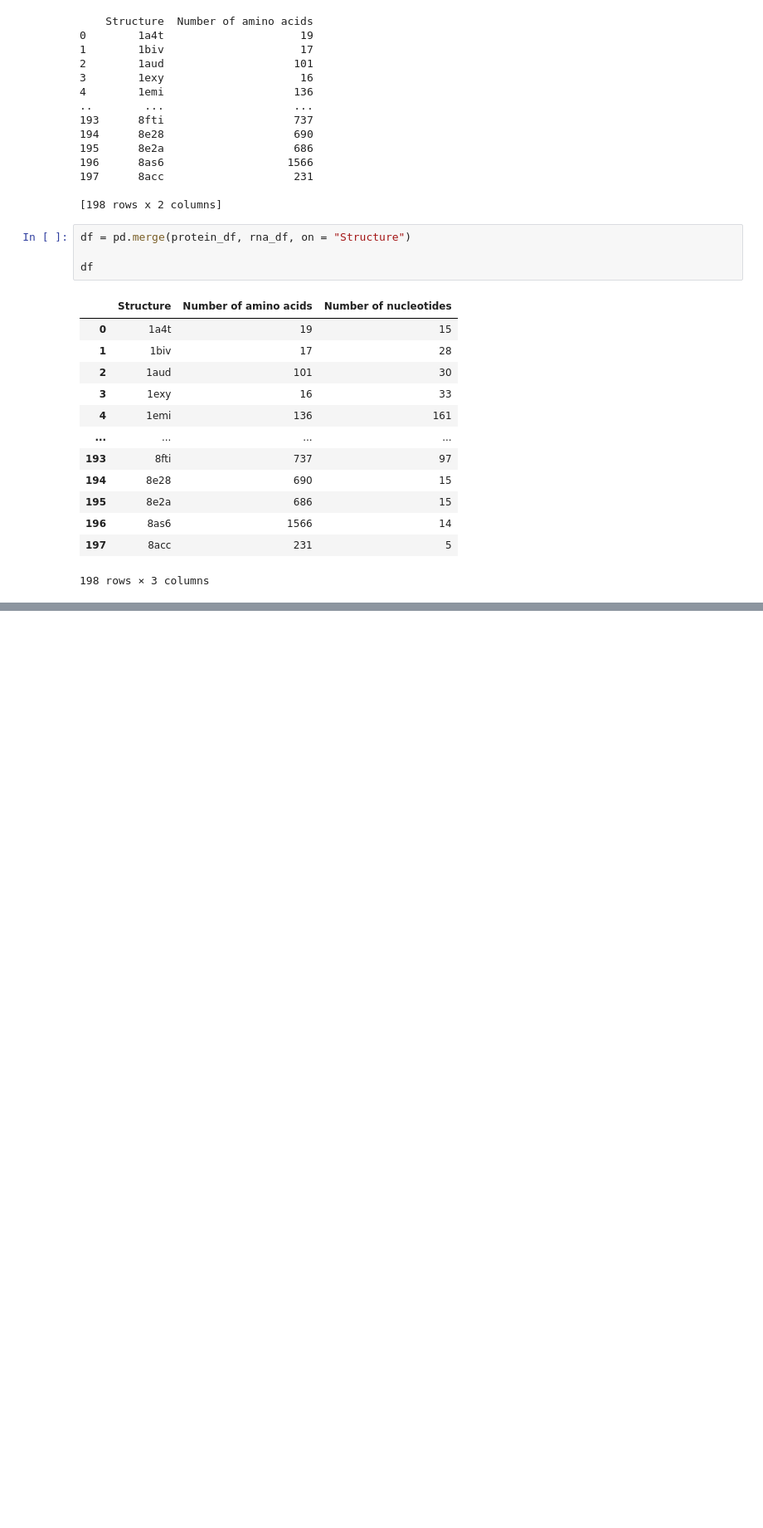
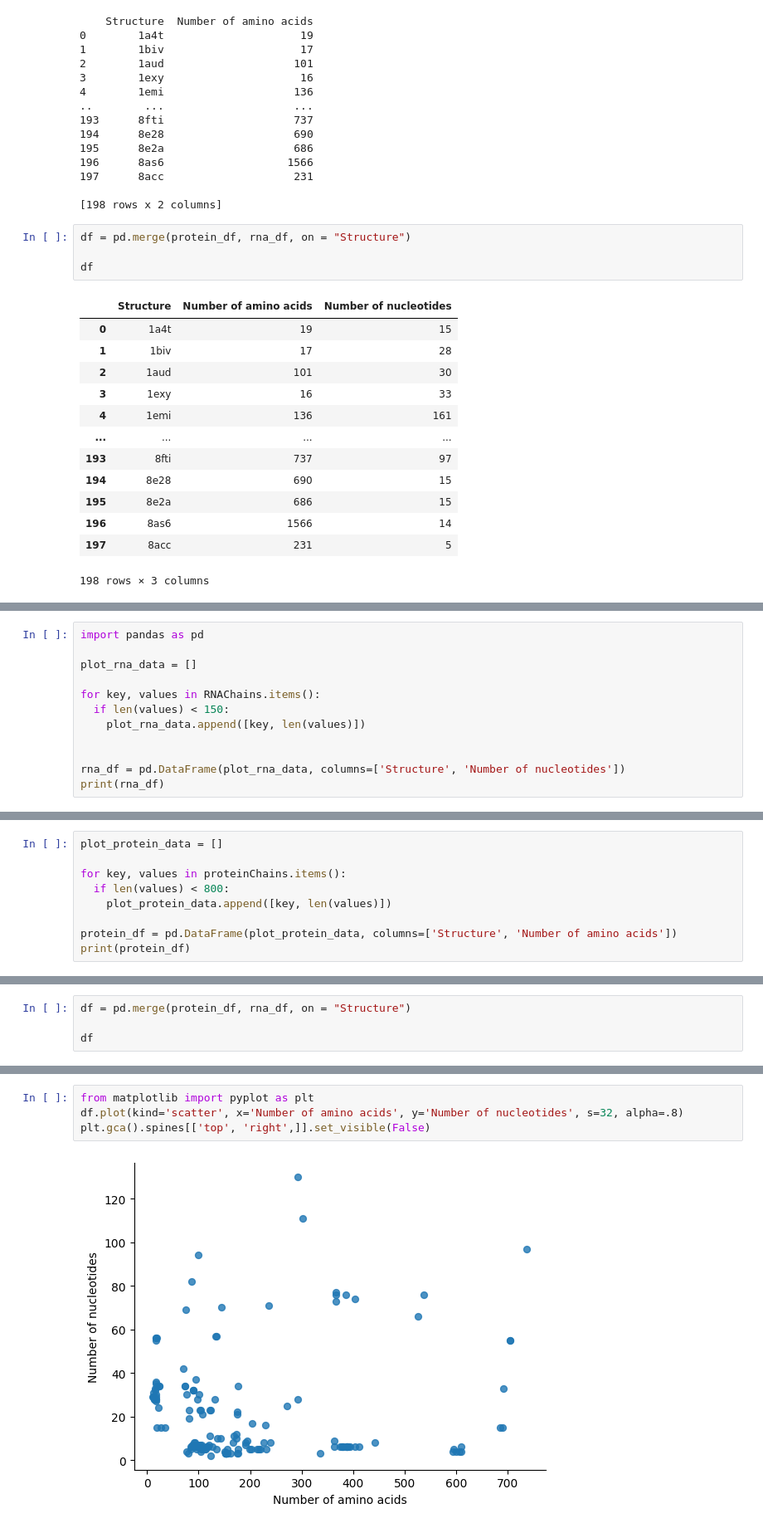
Before and after one commit to EnnesJp/Monografia-Sistemas-de-Informacao, a Jupyter notebook: I/MSI_JoaoPedroEnnes.ipynb, the cells around one changed output, grey strips where cells are left out. Shown at 83% size. Saved outputs shown, nothing was run; the diff lists cells and outputs as text; blank space fills up the shorter version.

```diff
--- a/I/MSI_JoaoPedroEnnes.ipynb
+++ b/I/MSI_JoaoPedroEnnes.ipynb
@@ -209,0 +147,12 @@ chart
+# %%
+import pandas as pd
+
+plot_rna_data = []
+
+for key, values in RNAChains.items():
+  if len(values) < 150:
+    plot_rna_data.append([key, len(values)])
+
+
+rna_df = pd.DataFrame(plot_rna_data, columns=['Structure', 'Number of nucleotides'])
+print(rna_df)
@@ -209,0 +174,9 @@ chart
+# %%
+plot_protein_data = []
+
+for key, values in proteinChains.items():
+  if len(values) < 800:
+    plot_protein_data.append([key, len(values)])
+
+protein_df = pd.DataFrame(plot_protein_data, columns=['Structure', 'Number of amino acids'])
+print(protein_df)
@@ -209,0 +198,4 @@ chart
+# %%
+df = pd.merge(protein_df, rna_df, on = "Structure")
+
+df
@@ -209,0 +216,6 @@ chart
+# %%
+from matplotlib import pyplot as plt
+df.plot(kind='scatter', x='Number of amino acids', y='Number of nucleotides', s=32, alpha=.8)
+plt.gca().spines[['top', 'right',]].set_visible(False)
+# %% [output]
+[figure, added]
```
Also changed, not shown: parts of 13 cells of this notebook.
